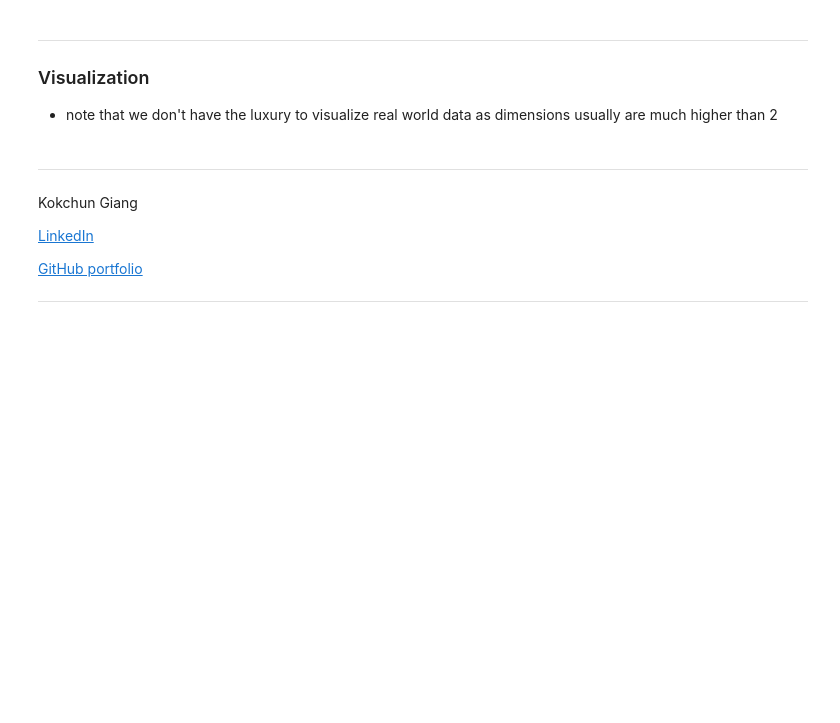
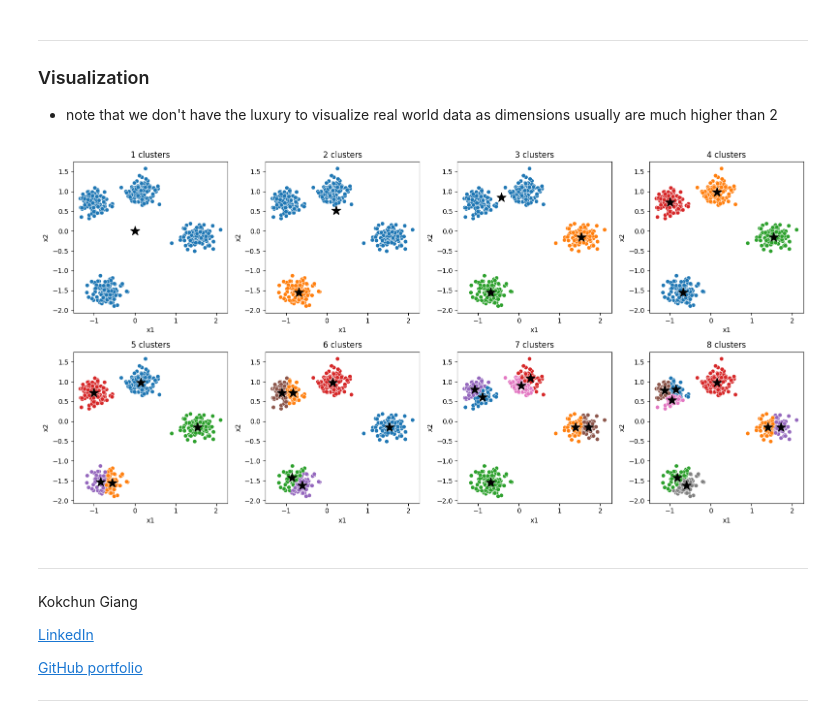
Before and after one commit to Andreas-Svensson/machine_learning, a Jupyter notebook: code-alongs/L13_k_means.ipynb, the cells around one changed output. Drawn from its saved outputs; the diff is of its cells as text; code cells hidden in the pictures; blank space fills up the shorter version.

```diff
--- a/code-alongs/L13_k_means.ipynb
+++ b/code-alongs/L13_k_means.ipynb
@@ -157,25 +187,27 @@ NameError: name 'kmeans' is not defined
 
 - note that we don't have the luxury to visualize real world data as dimensions usually are much higher than 2
 # %%
-kmeans = [KMeans(n_clusters=k).fit(scaled_X) for k in clusters]
-
 df_plot = pd.DataFrame(scaled_X, columns=["x1", "x2"])
 
 number_plots = round(len(clusters)/2)
 
 fig, axes = plt.subplots(2, number_plots, figsize=(16, 8))
 
 for i, ax in enumerate(axes.flatten()):
     cluster_centers = kmeans[i].cluster_centers_
     df_plot["label"] = kmeans[i].labels_
 
     sns.scatterplot(data=df_plot, x="x1", y="x2",
                     hue="label", ax=ax, palette="tab10")
 
     ax.scatter(cluster_centers[:, 0], cluster_centers[:, 1], s = 200,
             marker = '*', color="black", label="centroid")
     ax.legend([],[], frameon = False)
     ax.set(title = f"{i+1} clusters")
+
+plt.tight_layout()
+# %% [output]
+[figure, added]
 # %% [markdown]
 ---
 
```
Also changed, not shown: parts of 6 cells of this notebook.
